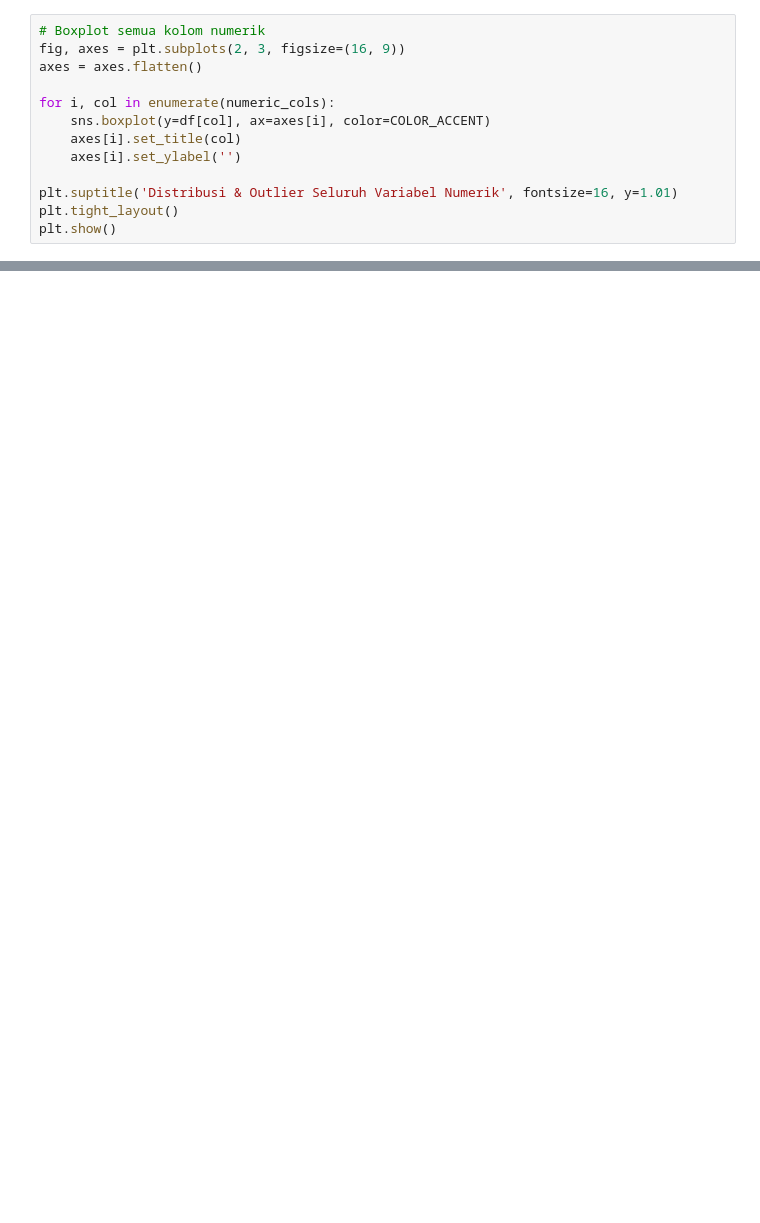
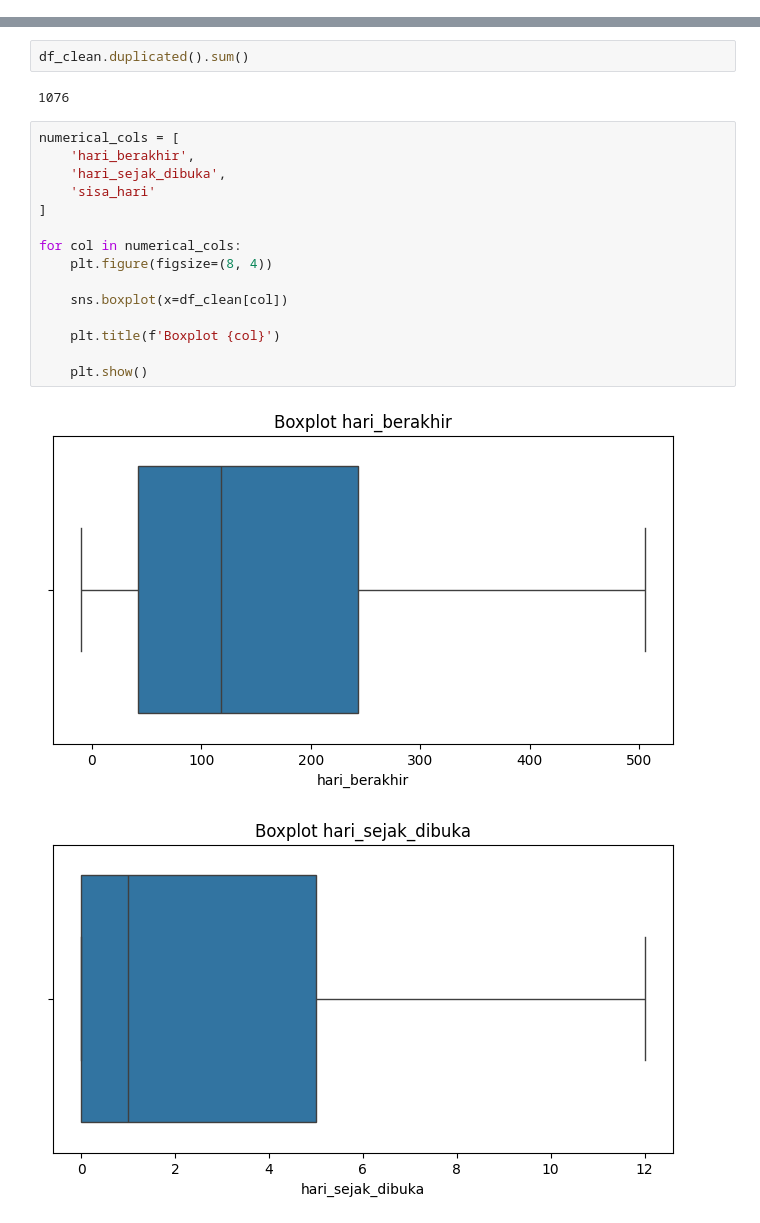
Before and after one commit to wastefy/wastefy-data-science, a Jupyter notebook: notebooks/eda/eda_dataset_makanan_kemasan.ipynb, the cells around one changed output, grey strips where cells are left out. Saved outputs shown, nothing was run; the diff lists cells and outputs as text; blank space fills up the shorter version.

```diff
--- a/notebooks/eda/eda_dataset_makanan_kemasan.ipynb
+++ b/notebooks/eda/eda_dataset_makanan_kemasan.ipynb
@@ -142,13 +48,0 @@ shelf_life_unopened_days 258.00 696.00      -399.00      1353.00               0
-# %%
-# Boxplot semua kolom numerik
-fig, axes = plt.subplots(2, 3, figsize=(16, 9))
-axes = axes.flatten()
-
-for i, col in enumerate(numeric_cols):
-    sns.boxplot(y=df[col], ax=axes[i], color=COLOR_ACCENT)
-    axes[i].set_title(col)
-    axes[i].set_ylabel('')
-
-plt.suptitle('Distribusi & Outlier Seluruh Variabel Numerik', fontsize=16, y=1.01)
-plt.tight_layout()
-plt.show()
@@ -946,0 +63,22 @@ Q10– Window Jual Aman    : 191 produk (64.3%) harus dijual dalam 7 hari setela
+# %%
+df_clean.duplicated().sum()
+# %% [output]
+1076
+# %%
+numerical_cols = [
+    'hari_berakhir',
+    'hari_sejak_dibuka',
+    'sisa_hari'
+]
+
+for col in numerical_cols:
+    plt.figure(figsize=(8, 4))
+
+    sns.boxplot(x=df_clean[col])
+
+    plt.title(f'Boxplot {col}')
+
+    plt.show()
+# %% [output]
+[figure, added]
+[figure, added]
```
Also changed, not shown: parts of 77 cells of this notebook, 10 other files.
